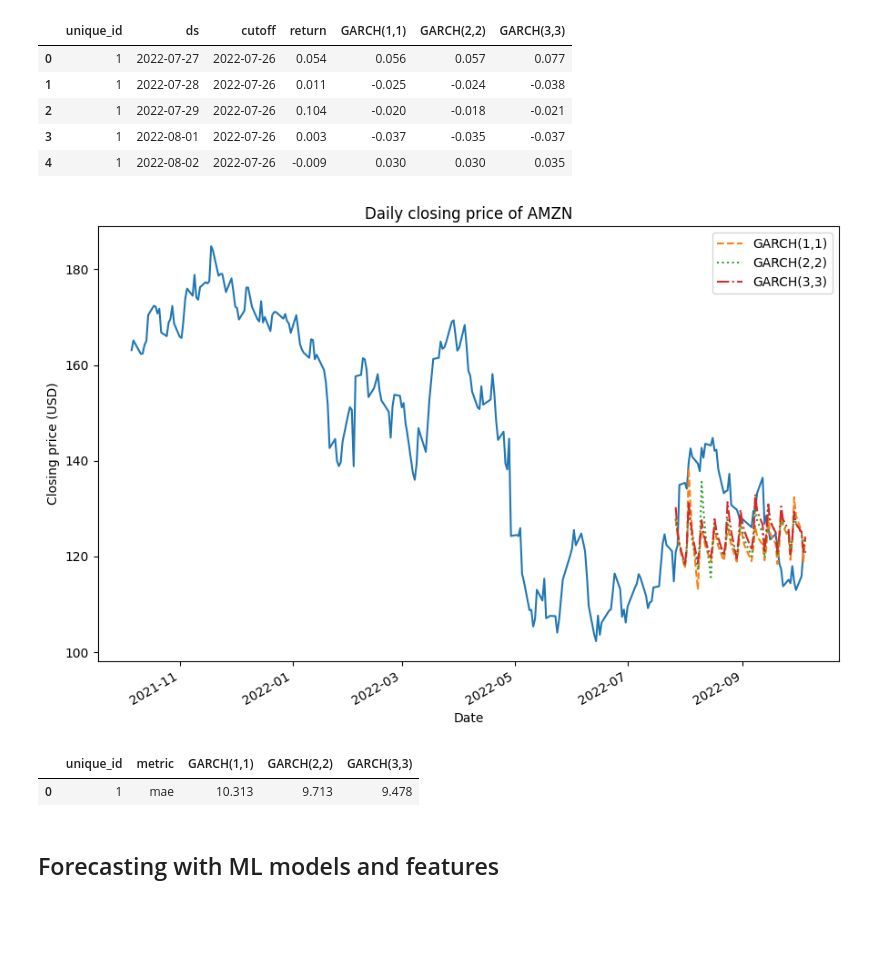
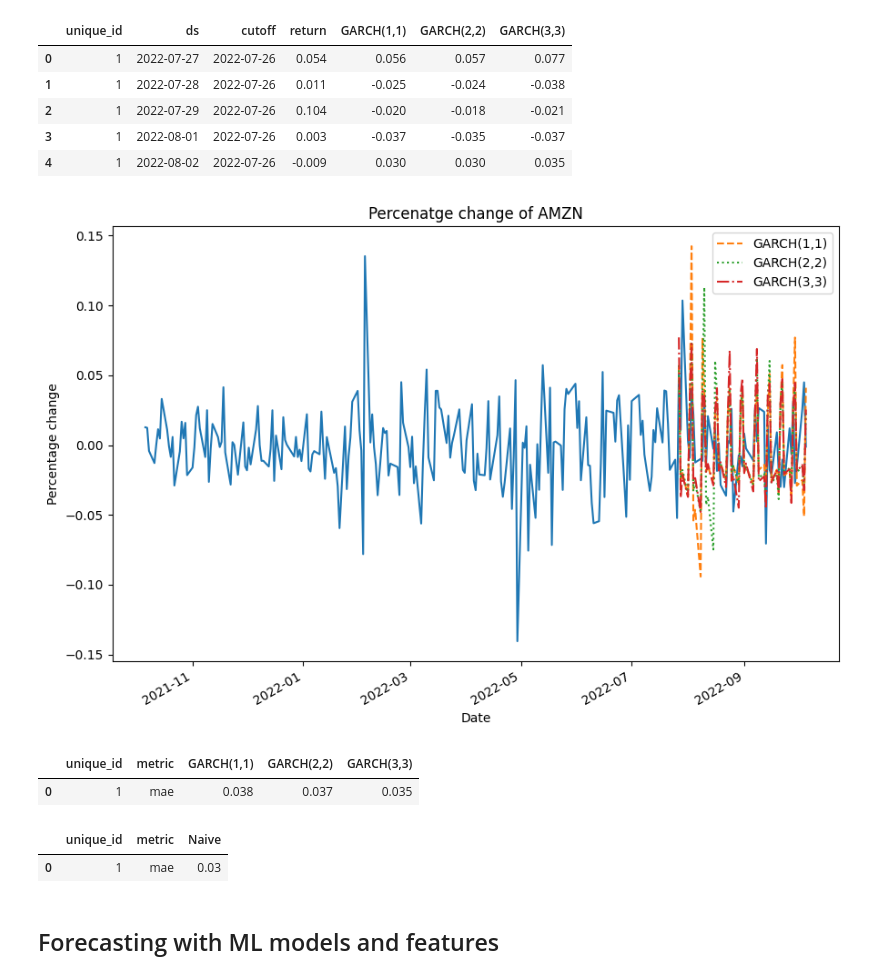
Before and after one commit to marcopeix/bitbang_tscourse, a Jupyter notebook: 05_session5.ipynb, the cells around one changed output. Cells and saved outputs as stored; diff of their text form; code cells hidden in the pictures; blank space fills up the shorter version.

```diff
--- a/05_session5.ipynb
+++ b/05_session5.ipynb
@@ -212,34 +185,47 @@ cv_df.head()
 | 2 | 1 | 2022-07-29 | 2022-07-26 | 0.104 | -0.020 | -0.018 | -0.021 |
 | 3 | 1 | 2022-08-01 | 2022-07-26 | 0.003 | -0.037 | -0.035 | -0.037 |
 | 4 | 1 | 2022-08-02 | 2022-07-26 | -0.009 | 0.030 | 0.030 | 0.035 |
-# %%
-cv_df = cv_df.merge(df[['ds', 'y']], on='ds', how='left')
-cv_df['GARCH(1,1)'] = initial_value * (1+cv_df['GARCH(1,1)']).cumprod()
-cv_df['GARCH(2,2)'] = initial_value * (1+cv_df['GARCH(2,2)']).cumprod()
-cv_df['GARCH(3,3)'] = initial_value * (1+cv_df['GARCH(3,3)']).cumprod()
 # %%
 fig, ax = plt.subplots()
 
-ax.plot(df['ds'], df['y'])
+ax.plot(df['ds'], df['return'])
 ax.plot(cv_df['ds'], cv_df['GARCH(1,1)'], label='GARCH(1,1)', ls='--')
 ax.plot(cv_df['ds'], cv_df['GARCH(2,2)'], label='GARCH(2,2)', ls=':')
 ax.plot(cv_df['ds'], cv_df['GARCH(3,3)'], label='GARCH(3,3)', ls='-.')
 ax.set_xlabel('Date')
-ax.set_ylabel('Closing price (USD)')
-ax.set_title('Daily closing price of AMZN')
+ax.set_ylabel('Percentage change')
+ax.set_title('Percenatge change of AMZN')
 ax.legend(loc='best')
 
 fig.autofmt_xdate()
 plt.tight_layout()
 # %% [output]
-[figure, old version]
+[figure, new version]
 # %%
-eval_df = cv_df.drop(['ds', 'cutoff', 'return'], axis=1)
-evaluation = evaluate(df=eval_df, metrics=[mae])
+eval_df = cv_df.drop(['ds', 'cutoff'], axis=1)
+evaluation = evaluate(df=eval_df, metrics=[mae], target_col='return')
 evaluation
 # %% [output]
 |  | unique_id | metric | GARCH(1,1) | GARCH(2,2) | GARCH(3,3) |
-| 0 | 1 | mae | 10.313 | 9.713 | 9.478 |
+| 0 | 1 | mae | 0.038 | 0.037 | 0.035 |
+# %%
+naive_model = Naive()
+
+sf = StatsForecast(models=[naive_model], freq='B')
+
+cv_df = sf.cross_validation(h=h,
+                            df=df_fit,
+                            n_windows=10,
+                            step_size=h,
+                            target_col='return',
+                            refit=True)
+
+eval_df = cv_df.drop(['ds', 'cutoff'], axis=1)
+evaluation = evaluate(df=eval_df, metrics=[mae], target_col='return')
+evaluation
+# %% [output]
+|  | unique_id | metric | Naive |
+| 0 | 1 | mae | 0.03 |
 # %% [markdown]
 ## Forecasting with ML models and features
 # %%
```
Also changed, not shown: parts of 6 cells of this notebook.
